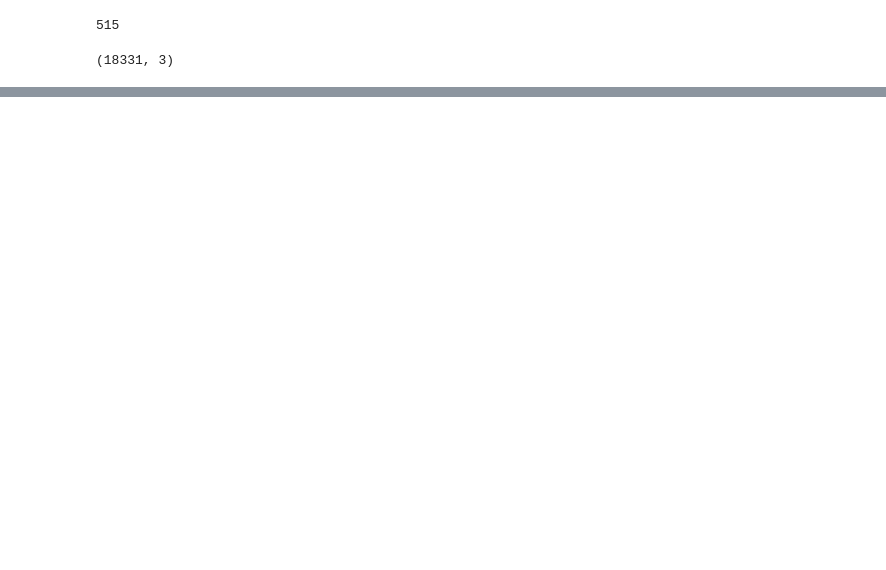
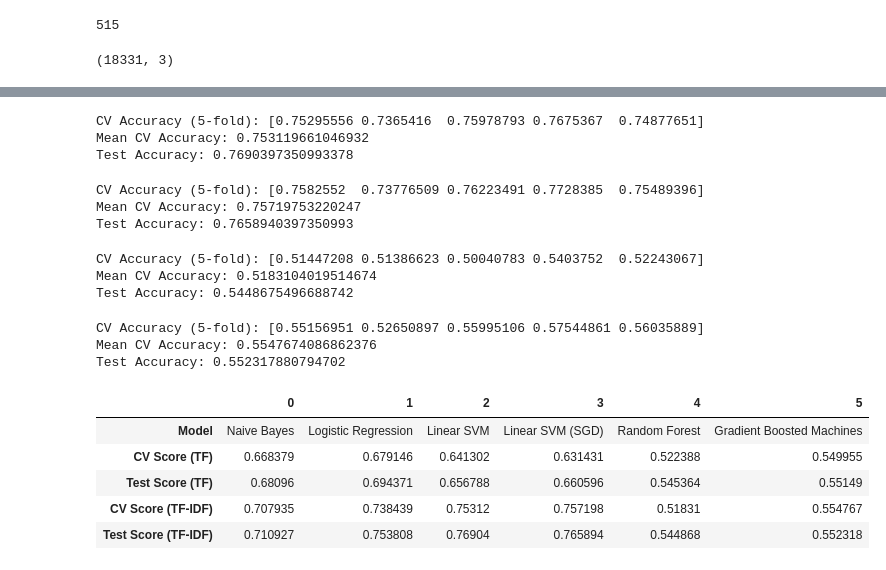
Before and after one commit to nvonbulow/csse490-nlp, a Jupyter notebook: labs/Lab5TextClassification.ipynb, the cells around one changed output, grey strips where cells are left out. Cells and saved outputs as stored; diff of their text form; code cells hidden in the pictures; blank space fills up the shorter version.

```diff
--- a/labs/Lab5TextClassification.ipynb
+++ b/labs/Lab5TextClassification.ipynb
@@ -106,0 +351,74 @@ KeyboardInterrupt:
+# %%
+svm = LinearSVC(penalty='l2', C=1, random_state=42)
+svm.fit(tv_train_features, train_label_names)
+svm_tfidf_cv_scores = cross_val_score(svm, tv_train_features, train_label_names, cv=5)
+svm_tfidf_cv_mean_score = np.mean(svm_tfidf_cv_scores)
+print('CV Accuracy (5-fold):', svm_tfidf_cv_scores)
+print('Mean CV Accuracy:', svm_tfidf_cv_mean_score)
+svm_tfidf_test_score = svm.score(tv_test_features, test_label_names)
+print('Test Accuracy:', svm_tfidf_test_score)
+# %% [output]
+CV Accuracy (5-fold): [0.75295556 0.7365416  0.75978793 0.7675367  0.74877651]
+Mean CV Accuracy: 0.753119661046932
+Test Accuracy: 0.7690397350993378
+# %%
+svm_sgd = SGDClassifier(loss='hinge', penalty='l2', max_iter=5, random_state=42)
+svm_sgd.fit(tv_train_features, train_label_names)
+svmsgd_tfidf_cv_scores = cross_val_score(svm_sgd, tv_train_features, train_label_names, cv=5)
+svmsgd_tfidf_cv_mean_score = np.mean(svmsgd_tfidf_cv_scores)
+print('CV Accuracy (5-fold):', svmsgd_tfidf_cv_scores)
+print('Mean CV Accuracy:', svmsgd_tfidf_cv_mean_score)
+svmsgd_tfidf_test_score = svm_sgd.score(tv_test_features, test_label_names)
+print('Test Accuracy:', svmsgd_tfidf_test_score)
+# %% [output]
+CV Accuracy (5-fold): [0.7582552  0.73776509 0.76223491 0.7728385  0.75489396]
+Mean CV Accuracy: 0.75719753220247
+Test Accuracy: 0.7658940397350993
+# %%
+rfc = RandomForestClassifier(n_estimators=10, random_state=42)
+rfc.fit(tv_train_features, train_label_names)
+rfc_tfidf_cv_scores = cross_val_score(rfc, tv_train_features, train_label_names, cv=5)
+rfc_tfidf_cv_mean_score = np.mean(rfc_tfidf_cv_scores)
+print('CV Accuracy (5-fold):', rfc_tfidf_cv_scores)
+print('Mean CV Accuracy:', rfc_tfidf_cv_mean_score)
+rfc_tfidf_test_score = rfc.score(tv_test_features, test_label_names)
+print('Test Accuracy:', rfc_tfidf_test_score)
+# %% [output]
+CV Accuracy (5-fold): [0.51447208 0.51386623 0.50040783 0.5403752  0.52243067]
+Mean CV Accuracy: 0.5183104019514674
+Test Accuracy: 0.5448675496688742
+# %%
+gbc = GradientBoostingClassifier(n_estimators=10, random_state=42)
+gbc.fit(tv_train_features, train_label_names)
+gbc_tfidf_cv_scores = cross_val_score(gbc, tv_train_features, train_label_names, cv=5)
+gbc_tfidf_cv_mean_score = np.mean(gbc_tfidf_cv_scores)
+print('CV Accuracy (5-fold):', gbc_tfidf_cv_scores)
+print('Mean CV Accuracy:', gbc_tfidf_cv_mean_score)
+gbc_tfidf_test_score = gbc.score(tv_test_features, test_label_names)
+print('Test Accuracy:', gbc_tfidf_test_score)
+# %% [output]
+CV Accuracy (5-fold): [0.55156951 0.52650897 0.55995106 0.57544861 0.56035889]
+Mean CV Accuracy: 0.5547674086862376
+Test Accuracy: 0.552317880794702
+# %%
+pd.DataFrame([['Naive Bayes', mnb_bow_cv_mean_score, mnb_bow_test_score,
+               mnb_tfidf_cv_mean_score, mnb_tfidf_test_score],
+              ['Logistic Regression', lr_bow_cv_mean_score, lr_bow_test_score,
+               lr_tfidf_cv_mean_score, lr_tfidf_test_score],
+              ['Linear SVM', svm_bow_cv_mean_score, svm_bow_test_score,
+               svm_tfidf_cv_mean_score, svm_tfidf_test_score],
+              ['Linear SVM (SGD)', svmsgd_bow_cv_mean_score, svmsgd_bow_test_score,
+               svmsgd_tfidf_cv_mean_score, svmsgd_tfidf_test_score],
+              ['Random Forest', rfc_bow_cv_mean_score, rfc_bow_test_score,
+               rfc_tfidf_cv_mean_score, rfc_tfidf_test_score],
+              ['Gradient Boosted Machines', gbc_bow_cv_mean_score, gbc_bow_test_score,
+               gbc_tfidf_cv_mean_score, gbc_tfidf_test_score]],
+             columns=['Model', 'CV Score (TF)', 'Test Score (TF)', 'CV Score (TF-IDF)', 'Test Score (TF-IDF)'],
+             ).T
+# %% [output]
+|  | 0 | 1 | 2 | 3 | 4 | 5 |
+| Model | Naive Bayes | Logistic Regression | Linear SVM | Linear SVM (SGD) | Random Forest | Gradient Boosted Machines |
+| CV Score (TF) | 0.668379 | 0.679146 | 0.641302 | 0.631431 | 0.522388 | 0.549955 |
+| Test Score (TF) | 0.68096 | 0.694371 | 0.656788 | 0.660596 | 0.545364 | 0.55149 |
+| CV Score (TF-IDF) | 0.707935 | 0.738439 | 0.75312 | 0.757198 | 0.51831 | 0.554767 |
+| Test Score (TF-IDF) | 0.710927 | 0.753808 | 0.76904 | 0.765894 | 0.544868 | 0.552318 |
```
Also changed, not shown: parts of 26 cells of this notebook, 2 other files.
